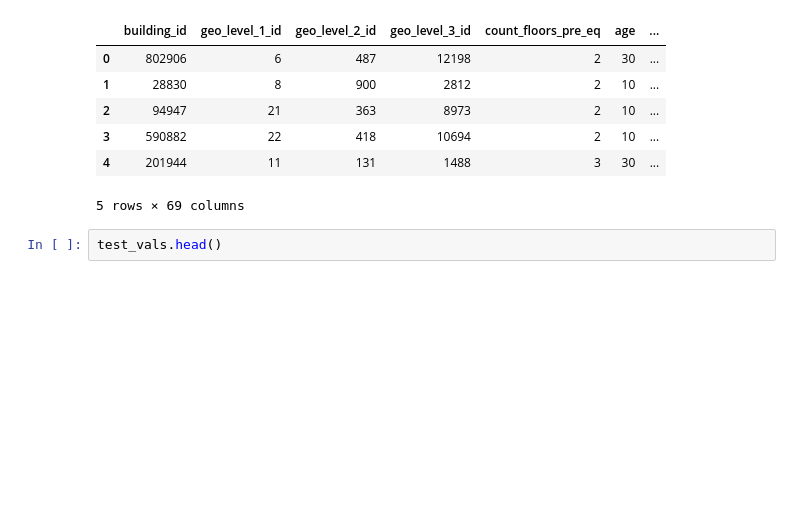
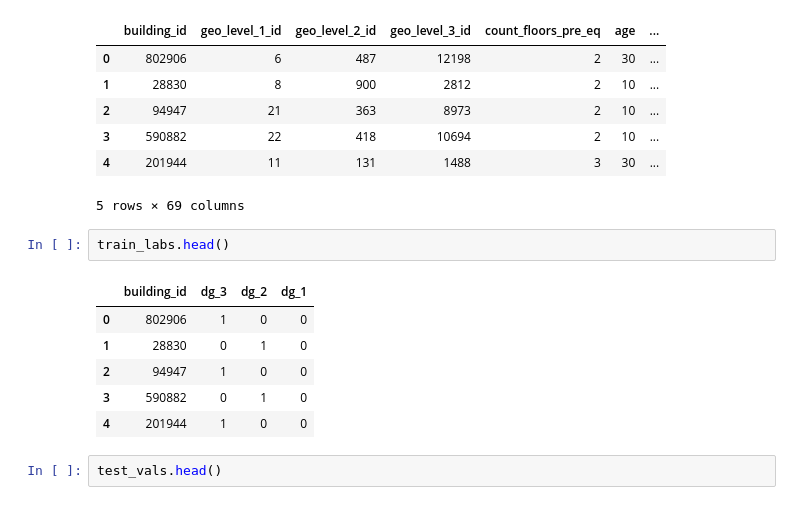
Before and after one commit to Eccentric-Innovators/DrivenDataEarthquake, a Jupyter notebook: ANN Try 1.ipynb, the cells around one changed output. Cells and saved outputs as stored; diff of their text form; blank space fills up the shorter version.

```diff
--- a/ANN Try 1.ipynb
+++ b/ANN Try 1.ipynb
@@ -81,6 +84,15 @@ train_vals.head()
 | 3 | 590882 | 22 | 418 | 10694 | 2 | 10 | ... |
 | 4 | 201944 | 11 | 131 | 1488 | 3 | 30 | ... |
 5 rows × 69 columns
+# %%
+train_labs.head()
+# %% [output]
+|  | building_id | dg_3 | dg_2 | dg_1 |
+| 0 | 802906 | 1 | 0 | 0 |
+| 1 | 28830 | 0 | 1 | 0 |
+| 2 | 94947 | 1 | 0 | 0 |
+| 3 | 590882 | 0 | 1 | 0 |
+| 4 | 201944 | 1 | 0 | 0 |
 # %%
 test_vals.head()
 # %% [output]
```
Also changed, not shown: parts of 16 cells of this notebook, 2 other files.
